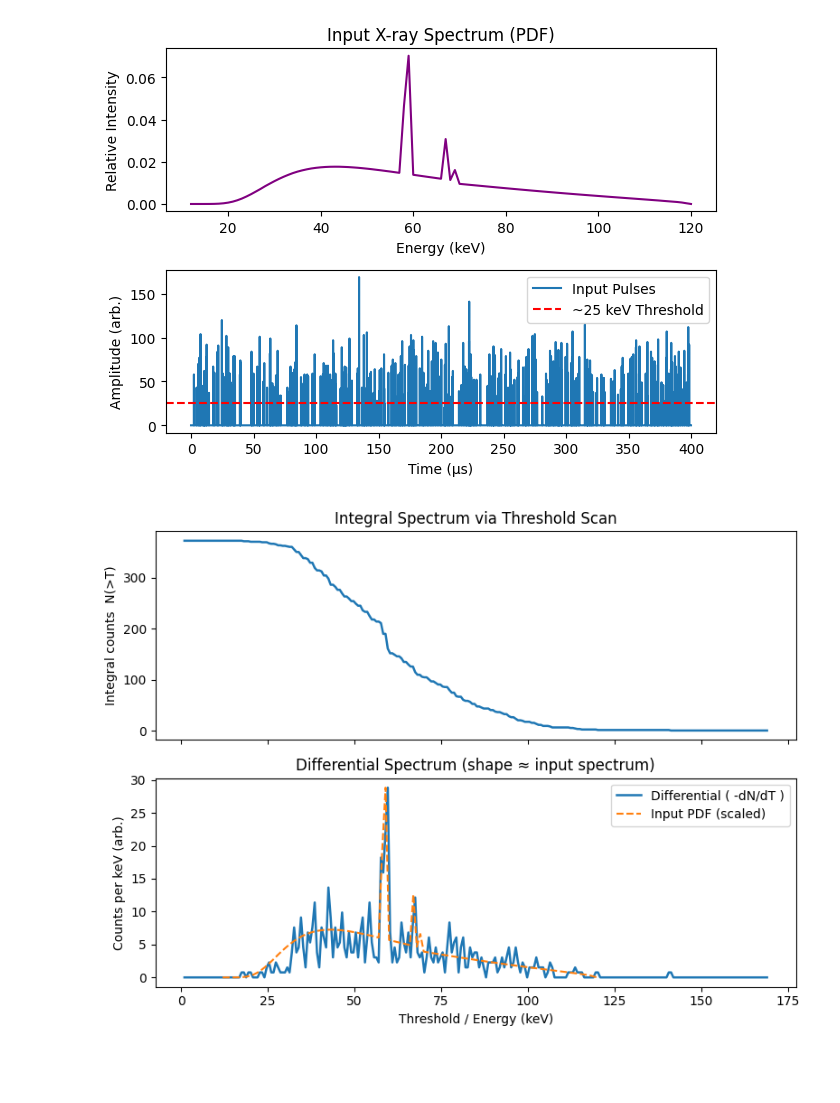
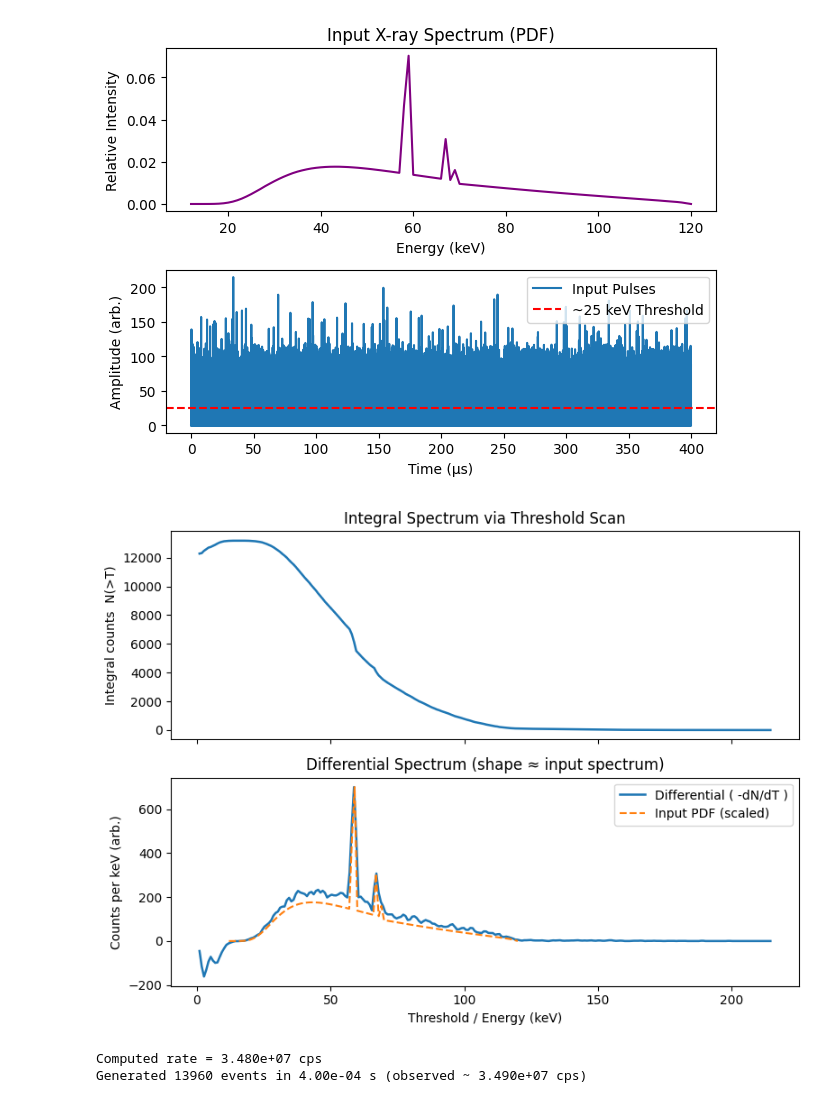
Before and after one commit to lifei-china/PhotonDetector, a Jupyter notebook: poisson_signal_generator.ipynb, the cells around one changed output. Drawn from its saved outputs; the diff is of its cells as text; code cells hidden in the pictures; blank space fills up the shorter version.

Commit message:
update the generator

```diff
--- a/poisson_signal_generator.ipynb
+++ b/poisson_signal_generator.ipynb
@@ -70,34 +193,36 @@ pdf = pdf / np.sum(pdf)
 # %%
 
 # 示例：虚拟谱（两个峰）
 # bins = np.linspace(0, 100, 101)
 # pdf = 0.7*np.exp(-(bins[:-1]-30)**2/(2*3**2)) + 0.3*np.exp(-(bins[:-1]-70)**2/(2*2**2))
 
 # 入射率 1e6 cps
-t, sig, times, amps = generate_signal(bins, pdf, rate=1e6, T_total=400e-6,
-                                      pulse_width=25e-9, dt=1e-9, gain=1.0)
+t, sig, times, amps = generate_signal(bins, pdf, rate=3.480e+07, T_total=400e-6,
+                                      pulse_width=1e-9, dt=1e-9, gain=1.0,
+                                      pulse_shape='gauss',)
 
 # (1) 光谱（能量分布）
 plt.subplot(2,1,1)
 plt.plot((bins[:-1] + bins[1:]) / 2, pdf, color='purple')
 plt.xlabel('Energy (keV)')
 plt.ylabel('Relative Intensity')
 plt.title('Input X-ray Spectrum (PDF)')
 
 # (2) 时间波形
 plt.subplot(2,1,2)
 plt.plot(t*1e6, sig, label='Input Pulses')
 plt.axhline(25, color='r', linestyle='--', label='~25 keV Threshold')
 plt.xlabel('Time (μs)')
 plt.ylabel('Amplitude (arb.)')
 plt.legend()
 plt.tight_layout()
 plt.show()
 # %% [output]
-[figure, old version]
+[figure, new version]
 # %%
 import numpy as np
 import matplotlib.pyplot as plt
+from poisson_signal_generator_utils import count_crossings
 
 # --- 阈值扫描参数 ---
 dt = t[1] - t[0]                   # 采样间隔
@@ -108,14 +233,6 @@ n_thr   = 256                      # 阈值点数（可调）
 thr_vals = np.linspace(thr_min, thr_max, n_thr)
 
 
-def count_crossings(sig, thr):
-    """计算信号从 <thr 到 >=thr 的上升沿个数（事件数）"""
-    above = sig >= thr          #找出大于阈值的值
-    # 上升沿：当前为 True 且前一采样为 False
-    rise = above & np.roll(~above, 1)   # 检测为上升沿的值
-    # 防止首样本被误计
-    rise[0] = False
-    return int(rise.sum())
 
 # --- 扫描阈值，得到积分谱 N(>T) ---
 integral_counts = np.array([count_crossings(sig, thr) for thr in thr_vals])
@@ -151,4 +268,59 @@ ax2.legend()
 plt.tight_layout()
 plt.show()
 # %% [output]
-[figure, old version]
+[figure, new version]
+# %%
+import numpy as np
+
+# energies: 形如 [12,13,...,120] keV 的中心点
+# values:   同长度的 N_i，单位 [keV·cm^2·mAs]^-1 @ 1 m
+# 示例：energies, values = load_spectrum('spek_120.txt')  # 你前面已经有
+
+# 1) 构造能量 bin 边界与步长
+if np.allclose(np.diff(energies), energies[1]-energies[0]):
+    dE = np.diff(np.concatenate([energies, [energies[-1] + (energies[1]-energies[0])]]))
+else:
+    # 不等间隔：用相邻中心点做边界
+    mid = (energies[:-1] + energies[1:]) / 2
+    edges = np.empty(len(energies) + 1)
+    edges[1:-1] = mid
+    edges[0] = energies[0] - (mid[0] - energies[0])
+    edges[-1] = energies[-1] + (energies[-1] - mid[-1])
+    dE = np.diff(edges)
+
+# 2) 物理参数（按需要替换）
+I_mA   = 20.0           # 管电流 mA（连续透视时）
+r_m    = 0.40           # 源到探测器距离（m）
+A_cm2  = 340e-4*340e-4     # 例如单像素 0.5 mm × 0.5 mm = 0.05 cm × 0.05 cm
+eta    = np.ones_like(values)  # 暂时不考虑效率时取 1
+
+# 3) 计算入射计数率 λ（counts/s）
+rate = np.sum(values * dE * I_mA * (1.0/r_m)**2 * A_cm2 * eta)
+
+# 4) 生成 pdf（只要形状）
+pdf = values * dE
+pdf = pdf / pdf.sum()
+
+# 5) 构造 bins（边界）传给 generate_signal
+# 若 energies 是中心点：
+bin_edges = np.empty(len(energies) + 1)
+bin_edges[1:-1] = (energies[:-1] + energies[1:]) / 2
+bin_edges[0] = energies[0] - (bin_edges[1] - energies[0])
+bin_edges[-1] = energies[-1] + (energies[-1] - bin_edges[-2])
+
+# 6) 调用你的生成函数
+t, sig, times, amps = generate_signal(
+    spectrum_bins=bin_edges,
+    spectrum_pdf=pdf,
+    rate=rate,                 # 这里就是“真实计数率/像素”
+    T_total=400e-6,
+    pulse_width=25e-9,
+    dt=1e-9,
+    gain=1.0
+)
+
+print(f"Computed rate = {rate:.3e} cps")
+print(f"Generated {len(times)} events in {400e-6:.2e} s (observed ~ {len(times)/(400e-6):.3e} cps)")
+# %% [output]
+Computed rate = 3.480e+07 cps
+Generated 13960 events in 4.00e-04 s (observed ~ 3.490e+07 cps)
```
Also changed, not shown: parts of 3 cells of this notebook, 2 other files.
